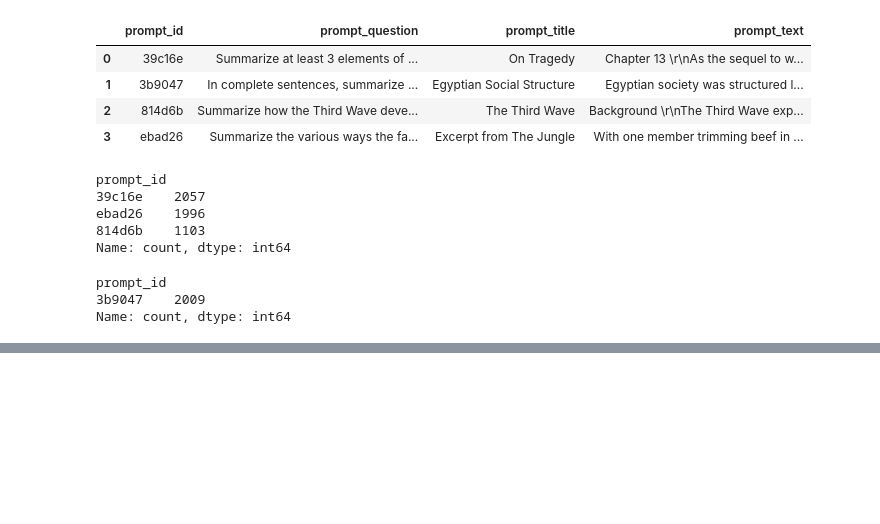
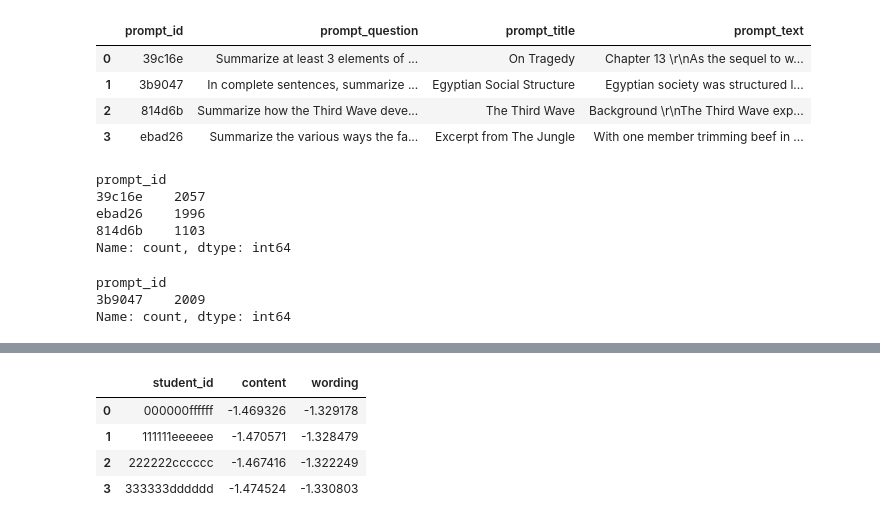
Before and after one commit to shauryat1298/Commonlit-Student-Summaries, a Jupyter notebook: deberta_v3_base.ipynb, the cells around one changed output, grey strips where cells are left out. Drawn from its saved outputs; the diff is of its cells as text; code cells hidden in the pictures; blank space fills up the shorter version.

Commit message:
debarta_base. Complete

```diff
--- a/deberta_v3_base.ipynb
+++ b/deberta_v3_base.ipynb
@@ -237,3 +111,0 @@ tokenizer.save_pretrained(model_dir)
-# %%
-cv_metric = compute_mcrmse((val_results_content, val_content[["content", "wording"]]))
-print(f"cv mcrmse: {cv_metric}")
@@ -248,0 +300,29 @@ array([[-147.70258,  152.60568],
+# %%
+class CFG:
+    model_name="deberta_v3_base"
+    learning_rate=1.5e-5
+    num_train_epochs=3
+    num_layers_to_freeze=20
+    n_splits=4
+    batch_size=12
+    random_seed=42
+    save_steps=100
+    max_length=512
+    per_device_train_batch_size=2
+    per_device_eval_batch_size=2
+    hidden_dropout_prob=0.005
+    attention_probs_dropout_prob=0.005
+# %%
+oof_train, pred_test = get_oof_pred_n_test(train,
+                                           test,
+                                           CFG.model_name,
+                                           CFG.n_splits,
+                                           CFG.num_layers_to_freeze,
+                                           CFG.learning_rate,
+                                           CFG.per_device_train_batch_size,
+                                           CFG.per_device_eval_batch_size,
+                                           CFG.num_train_epochs,
+                                           CFG.save_steps,
+                                           CFG.hidden_dropout_prob,
+                                           CFG.attention_probs_dropout_prob
+                                           )
@@ -248,0 +343,3 @@ array([[-147.70258,  152.60568],
+# %%
+sample_submission["content"] = pred_test.values[:, 0]
+sample_submission["wording"] = pred_test.values[:, 1]
@@ -248,0 +348,8 @@ array([[-147.70258,  152.60568],
+# %%
+sample_submission
+# %% [output]
+|  | student_id | content | wording |
+| 0 | 000000ffffff | -1.469326 | -1.329178 |
+| 1 | 111111eeeeee | -1.470571 | -1.328479 |
+| 2 | 222222cccccc | -1.467416 | -1.322249 |
+| 3 | 333333dddddd | -1.474524 | -1.330803 |
```
Also changed, not shown: parts of 20 cells of this notebook.
